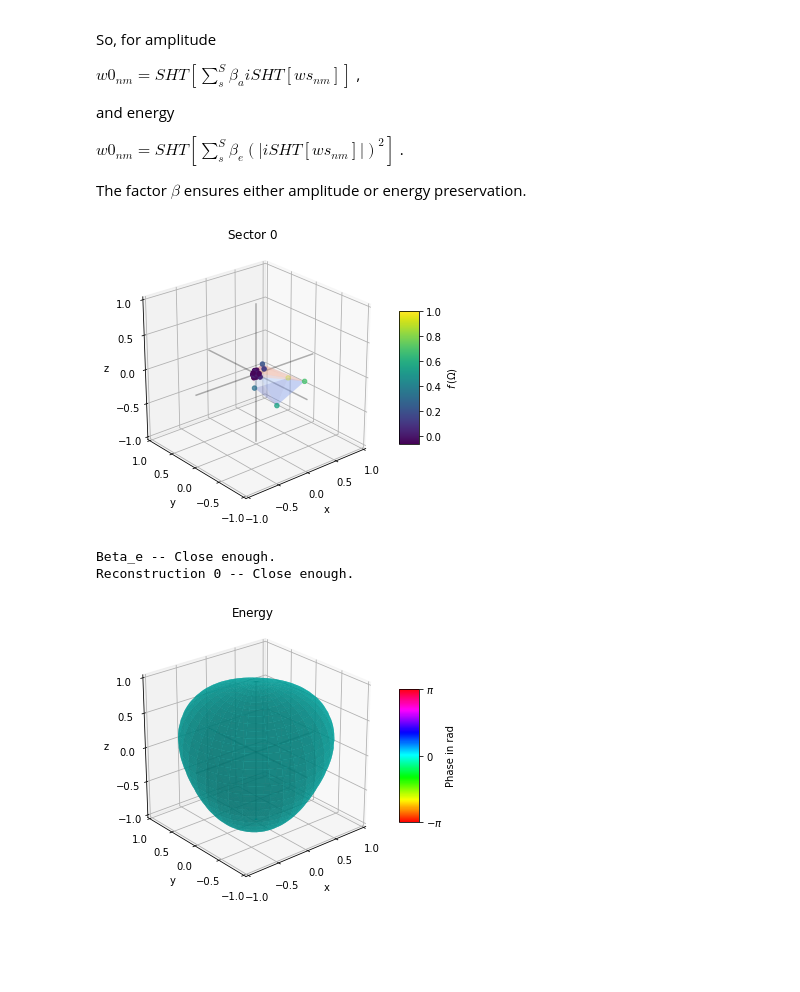
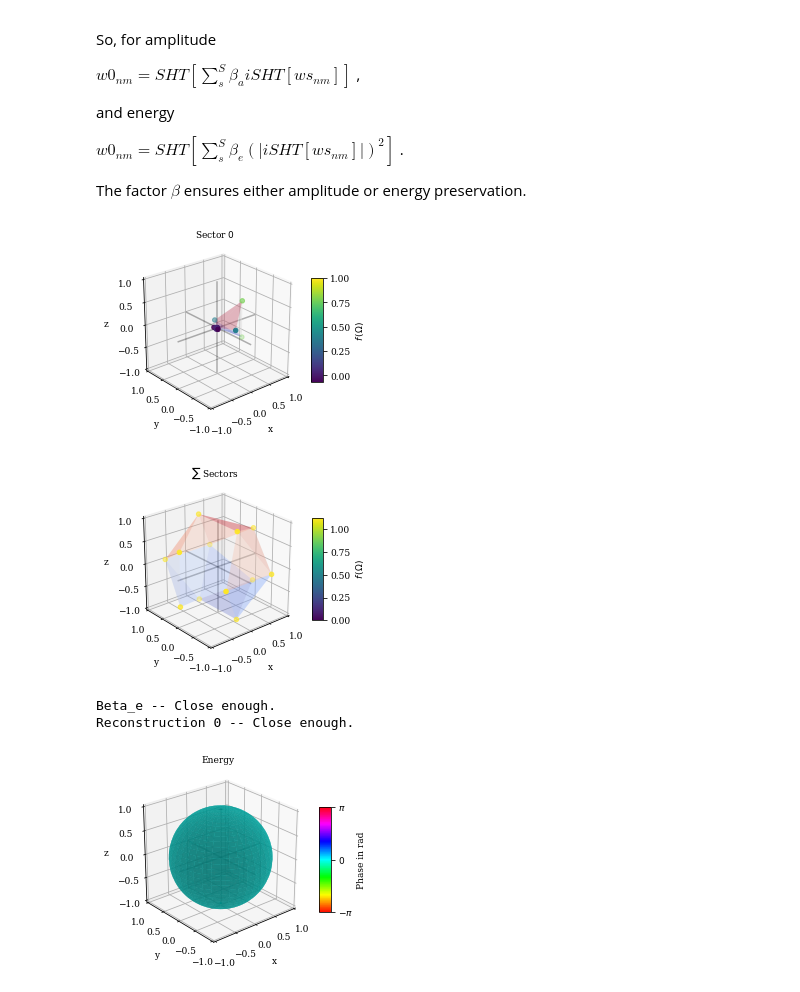
Before and after one commit to chris-hld/spaudiopy, a Jupyter notebook: examples/Sector_design.ipynb, the cells around one changed output. Saved outputs shown, nothing was run; the diff lists cells and outputs as text; code cells hidden in the pictures; blank space fills up the shorter version.

```diff
--- a/examples/Sector_design.ipynb
+++ b/examples/Sector_design.ipynb
@@ -8,17 +8,17 @@ import matplotlib.pyplot as plt
 import spaudiopy as spa
 # %%
 # Publication stuff
-#default_figsize = (3.39, 3.0)
-#plt.rcParams['figure.figsize'] = default_figsize
-#font = {'family' : 'serif',
-#        'size'   : 9}
-#plt.rc('font', **font)
-#plt.rcParams['axes.titlesize'] = 9
+default_figsize = (3.39, 3.0)
+plt.rcParams['figure.figsize'] = default_figsize
+font = {'family' : 'serif',
+        'size'   : 9}
+plt.rc('font', **font)
+plt.rcParams['axes.titlesize'] = 9
 # %% [markdown]
 First, define sectors uniformly covering the sphere.
 # %%
 # CHOOSE HERE:
-N_sph_sec = 3  # sector order
+N_sph_sec = 2  # sector order
 ENREC = False  # amplitude or energy reconstruction
 # %%
 # steering of sectors
@@ -128,10 +130,13 @@ The factor $\beta$ ensures either amplitude or energy preservation.
 # iSHT to discrete domain
 trans_azi, trans_colat, _ = spa.utils.cart2sph(*spa.grids.load_t_design(2*N_sph_sec).T)
 secs = spa.sph.inverse_sht(w_sec_nm.T, trans_azi, trans_colat, 'real')
+sum_secs = np.sum(secs, axis=1)
 # %%
 spa.plots.spherical_function(secs[:, 0], trans_azi, trans_colat, title='Sector $0$')
+spa.plots.spherical_function(sum_secs, trans_azi, trans_colat, title=r'$\sum$ Sectors')
 # %% [output]
-[figure, old version]
+[figure, new version]
+[figure, added]
 # %%
 # energy beta factor
 #beta_e = sector_q/J_sec
@@ -147,7 +152,7 @@ spa.plots.sh_coeffs(w0_e, title="Energy")
 # %% [output]
 Beta_e -- Close enough.
 Reconstruction 0 -- Close enough.
-[figure, old version]
+[figure, new version]
 # %%
 # amplitude beta factor
 #beta_a = (N_sph_sec+1)/J_sec  # only cardioids
```
Also changed, not shown: parts of 18 cells of this notebook.
